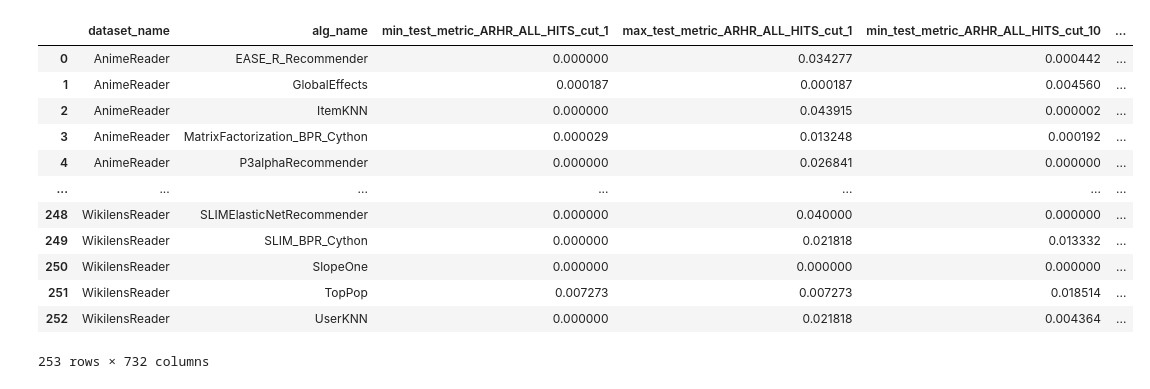
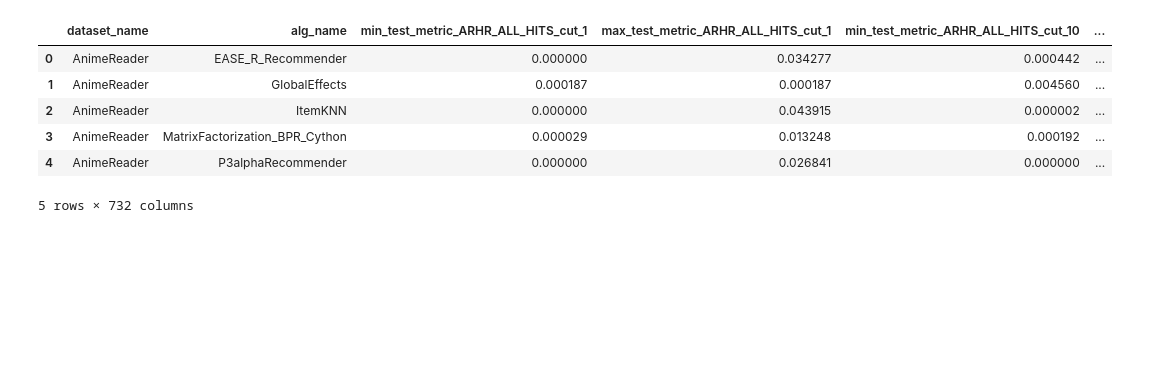
Before and after one commit to naszilla/reczilla, a Jupyter notebook: notebooks/alg_feature_selection.ipynb, the cells around one changed output. Cells and saved outputs as stored; diff of their text form; code cells hidden in the pictures; blank space fills up the shorter version.

```diff
--- a/notebooks/alg_feature_selection.ipynb
+++ b/notebooks/alg_feature_selection.ipynb
@@ -3,37 +4,31 @@ import pandas as pd
 # %%
 meta_dataset = pd.read_csv("./performance_meta_dataset.csv", index_col=0)
 single_sample_algs = [
     "TopPop",
     "GlobalEffects",
     "Random",
     "SlopeOne",
 ]
 min_samples = 30
 
 keep_rows = (meta_dataset["num_samples"] >= min_samples) | meta_dataset["alg_name"].isin(single_sample_algs)
 meta_dataset = meta_dataset.loc[keep_rows, :]
 
 metafeats_fn = "../RecSys2019_DeepLearning_Evaluation/Metafeatures/Metafeatures.csv"
 metafeats = pd.read_csv(metafeats_fn)
 join_cols = ["dataset_name", "split_name"]
 metafeats.columns = ["f__{}".format(col) if col not in join_cols else col for col in metafeats.columns]
 del metafeats["split_name"]
 metafeats = meta_dataset.merge(metafeats, on="dataset_name", how='left')
-metafeats
+metafeats.head()
 # %% [output]
 |  | dataset_name | alg_name | min_test_metric_ARHR_ALL_HITS_cut_1 | max_test_metric_ARHR_ALL_HITS_cut_1 | min_test_metric_ARHR_ALL_HITS_cut_10 | ... |
 | 0 | AnimeReader | EASE_R_Recommender | 0.000000 | 0.034277 | 0.000442 | ... |
 | 1 | AnimeReader | GlobalEffects | 0.000187 | 0.000187 | 0.004560 | ... |
 | 2 | AnimeReader | ItemKNN | 0.000000 | 0.043915 | 0.000002 | ... |
 | 3 | AnimeReader | MatrixFactorization_BPR_Cython | 0.000029 | 0.013248 | 0.000192 | ... |
 | 4 | AnimeReader | P3alphaRecommender | 0.000000 | 0.026841 | 0.000000 | ... |
-| ... | ... | ... | ... | ... | ... | ... |
-| 248 | WikilensReader | SLIMElasticNetRecommender | 0.000000 | 0.040000 | 0.000000 | ... |
-| 249 | WikilensReader | SLIM_BPR_Cython | 0.000000 | 0.021818 | 0.013332 | ... |
-| 250 | WikilensReader | SlopeOne | 0.000000 | 0.000000 | 0.000000 | ... |
-| 251 | WikilensReader | TopPop | 0.007273 | 0.007273 | 0.018514 | ... |
-| 252 | WikilensReader | UserKNN | 0.000000 | 0.021818 | 0.004364 | ... |
-253 rows × 732 columns
+5 rows × 732 columns
 # %%
 list(meta_dataset.columns)
 # %% [output]
```
Also changed, not shown: parts of 23 cells of this notebook.
